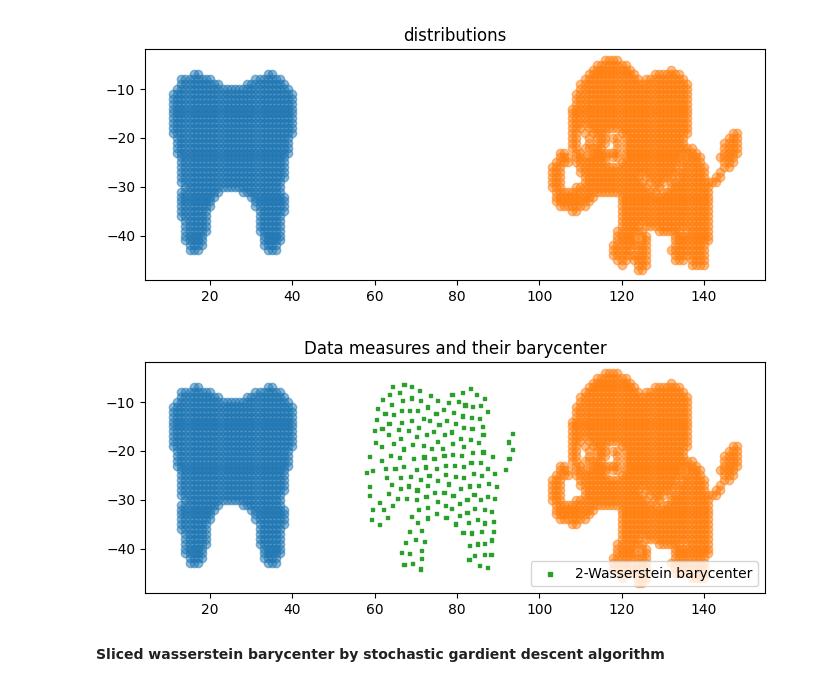
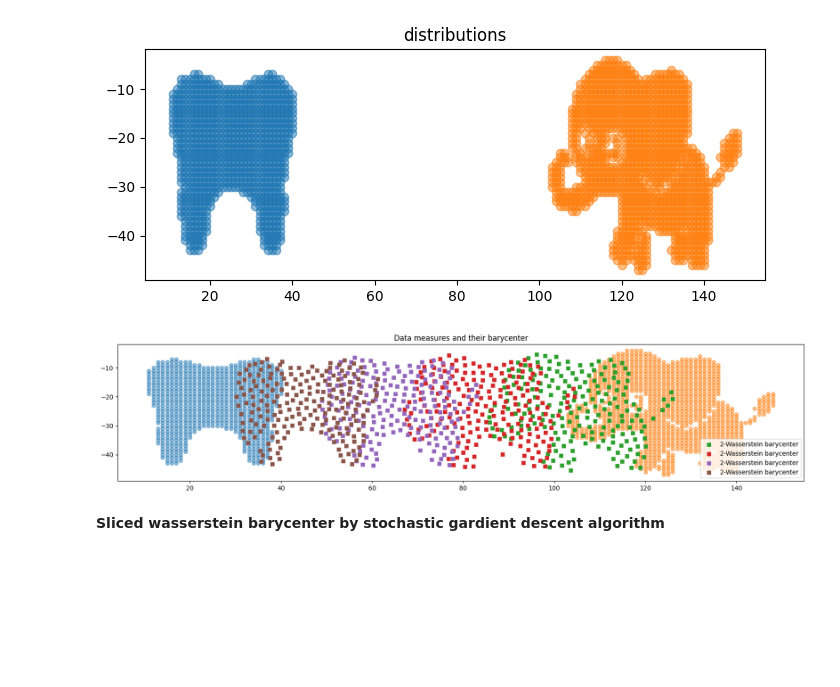
Before and after one commit to mchabrol/Convolutional-Wasserstein-Distances, a Jupyter notebook: wasserstein_barycenters.ipynb, the cells around one changed output. Cells and saved outputs as stored; diff of their text form; code cells hidden in the pictures; blank space fills up the shorter version.

```diff
--- a/wasserstein_barycenters.ipynb
+++ b/wasserstein_barycenters.ipynb
@@ -58,24 +58,43 @@ pl.scatter(x2[:, 0], x2[:, 1], alpha=0.5)
 pl.show()
 # %% [output]
 [figure]
+# %%
+N = 2
+d = 2
+k = 200  # number of Diracs of the barycenter
+X_init = np.random.normal(0., 1., (k, d))  # initial Dirac locations
+
+def compute_wasserstein_barycenter(x1, x2, b, weights = [0.5, 0.5], k = 200, X_init = None):
+    d = x1.shape[1]
+    if X_init is None:
+        X_init = np.random.normal(0., 1., (k, d))
+
+    measures_locations = [x1, x2]
+    measures_weights = [ot.unif(x1.shape[0]), ot.unif(x2.shape[0])]
+
+    b = np.ones((k,)) / k  # weights of the barycenter (it will not be optimized, only the locations are optimized)
+
+    X = ot.lp.free_support_barycenter(measures_locations, measures_weights, X_init, b, weights = weights)
+    return(X)
+
+b = np.ones((k,)) / k
+X = compute_wasserstein_barycenter(x1, x2, b, k = 200, X_init = None)
+# %%
+ALPHA = [0.2, 0.4, 0.6, 0.8]
+xb = []
+for a in ALPHA:
+    xb.append(compute_wasserstein_barycenter(x1, x2, b, k = 200, X_init = None, weights = [a, 1-a]))
 # %%
-N = 2
-d = 2
-k = 200  # number of Diracs of the barycenter
-X_init = np.random.normal(0., 1., (k, d))  # initial Dirac locations
-b = np.ones((k,)) / k  # weights of the barycenter (it will not be optimized, only the locations are optimized)
-
-X = ot.lp.free_support_barycenter(measures_locations, measures_weights, X_init, b)
-
-pl.figure(2, (8, 3))
+pl.figure(6, (20, 4))
 pl.scatter(x1[:, 0], x1[:, 1], alpha=0.5)
 pl.scatter(x2[:, 0], x2[:, 1], alpha=0.5)
-pl.scatter(X[:, 0], X[:, 1], s=b * 1000, marker='s', label='2-Wasserstein barycenter')
+for i in range(len(xb)):
+    pl.scatter(xb[i][:, 0], xb[i][:, 1], marker='s', label='2-Wasserstein barycenter')
 pl.title('Data measures and their barycenter')
 pl.legend(loc="lower right")
 pl.show()
 # %% [output]
-[figure, old version]
+[figure, new version]
 # %% [markdown]
 **Sliced wasserstein barycenter by stochastic gardient descent algorithm**
 # %%
```
Also changed, not shown: parts of 2 cells of this notebook.
